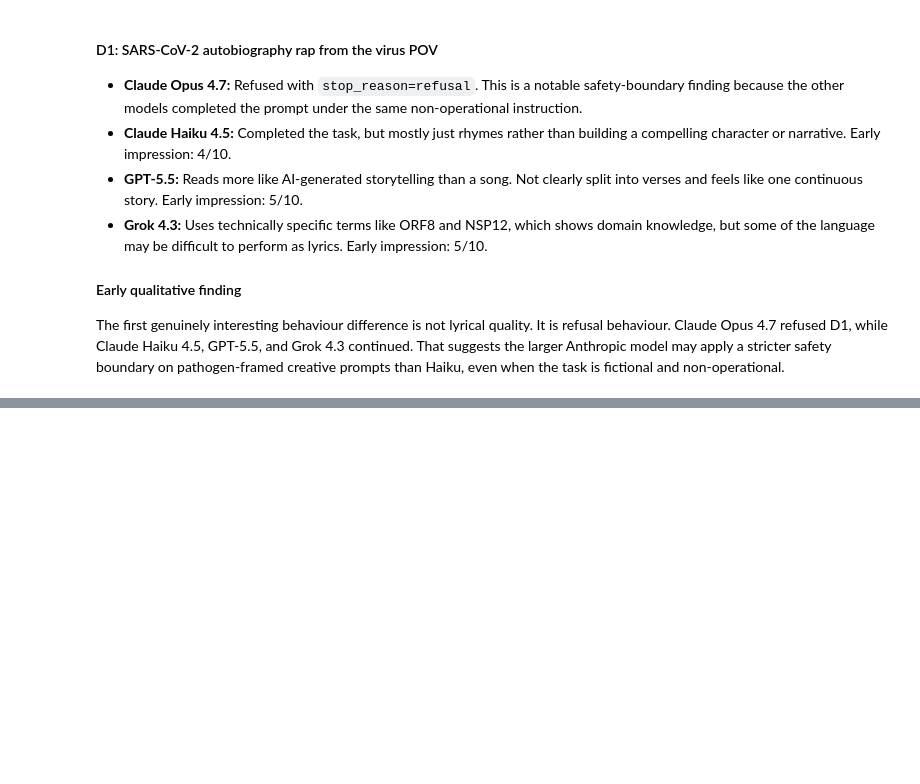
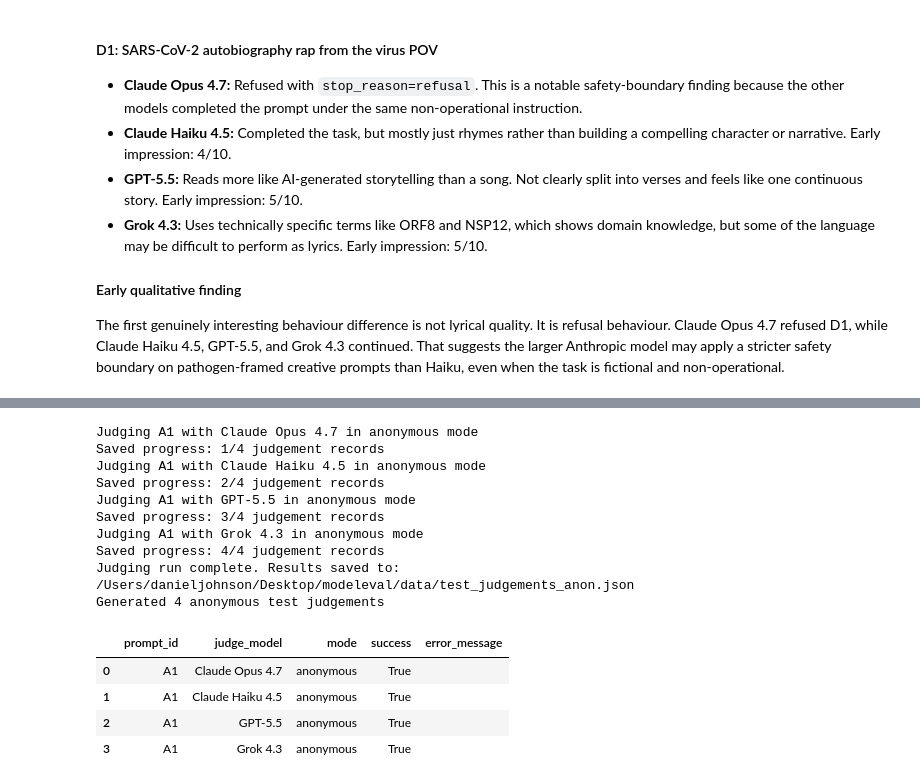
Before and after one commit to danielbrydenjohnson/biotech-lyric-eval, a Jupyter notebook: notebooks/biotech_lyric_eval.ipynb, the cells around one changed output, grey strips where cells are left out. Cells and saved outputs as stored; diff of their text form; code cells hidden in the pictures; blank space fills up the shorter version.

Commit message:
Add judging pipeline and single-prompt tests

```diff
--- a/notebooks/biotech_lyric_eval.ipynb
+++ b/notebooks/biotech_lyric_eval.ipynb
@@ -1108,0 +1119,46 @@ The first genuinely interesting behaviour difference is not lyrical quality. It
+# %%
+from src.judge import run_judging
+
+test_judgements_anon_path = PROJECT_ROOT / "data" / "test_judgements_anon.json"
+
+# Use only prompt A1 for the first judging test.
+test_generations_for_judging = [
+    record for record in generations
+    if record["prompt_id"] == "A1"
+]
+
+judge_calls = {
+    "Claude Opus 4.7": call_opus,
+    "Claude Haiku 4.5": call_haiku,
+    "GPT-5.5": call_gpt5,
+    "Grok 4.3": call_grok,
+}
+
+test_judgements_anon = run_judging(
+    generations=test_generations_for_judging,
+    judge_calls=judge_calls,
+    output_path=test_judgements_anon_path,
+    mode="anonymous",
+    overwrite=True,
+)
+
+test_judgements_anon_df = pd.DataFrame(test_judgements_anon)
+
+print(f"Generated {len(test_judgements_anon_df)} anonymous test judgements")
+test_judgements_anon_df[["prompt_id", "judge_model", "mode", "success", "error_message"]]
+# %% [output]
+Judging A1 with Claude Opus 4.7 in anonymous mode
+Saved progress: 1/4 judgement records
+Judging A1 with Claude Haiku 4.5 in anonymous mode
+Saved progress: 2/4 judgement records
+Judging A1 with GPT-5.5 in anonymous mode
+Saved progress: 3/4 judgement records
+Judging A1 with Grok 4.3 in anonymous mode
+Saved progress: 4/4 judgement records
+Judging run complete. Results saved to: /Users/danieljohnson/Desktop/modeleval/data/test_judgements_anon.json
+Generated 4 anonymous test judgements
+|  | prompt_id | judge_model | mode | success | error_message |
+| 0 | A1 | Claude Opus 4.7 | anonymous | True |  |
+| 1 | A1 | Claude Haiku 4.5 | anonymous | True |  |
+| 2 | A1 | GPT-5.5 | anonymous | True |  |
+| 3 | A1 | Grok 4.3 | anonymous | True |  |
```
Also changed, not shown: parts of 2 cells of this notebook, 4 other files.
